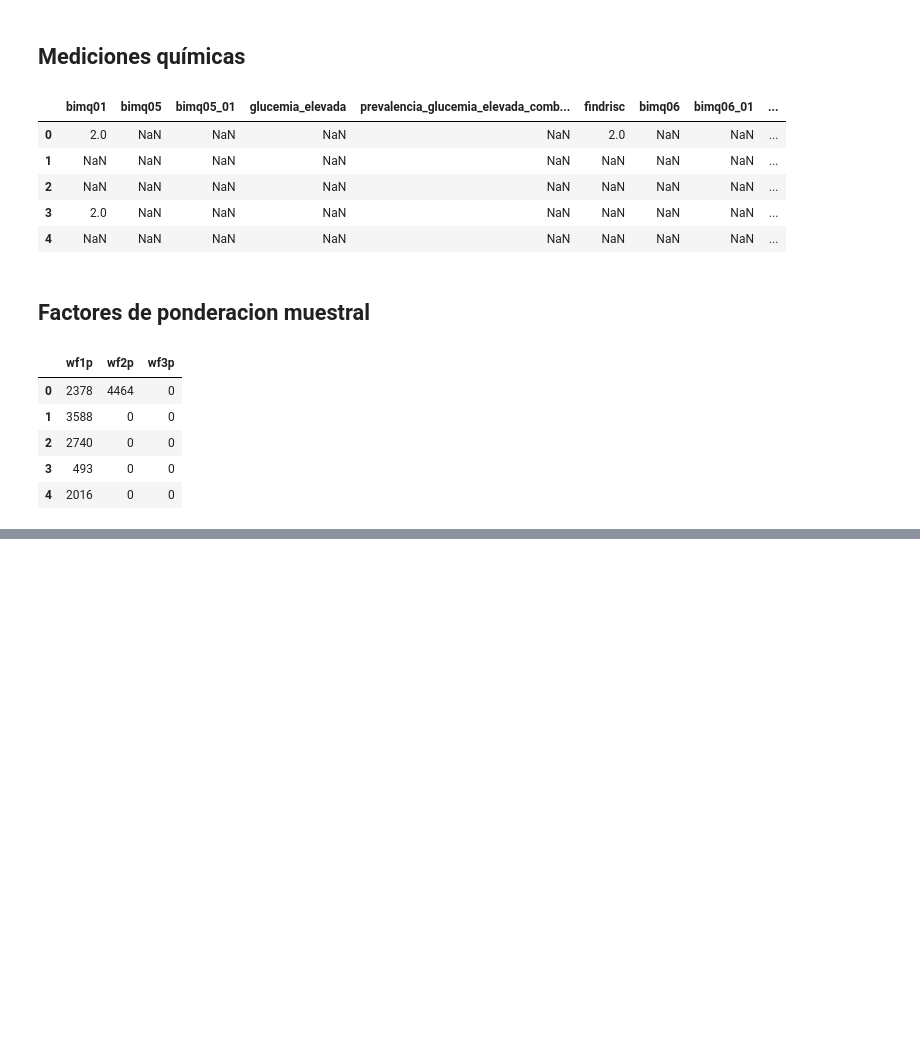
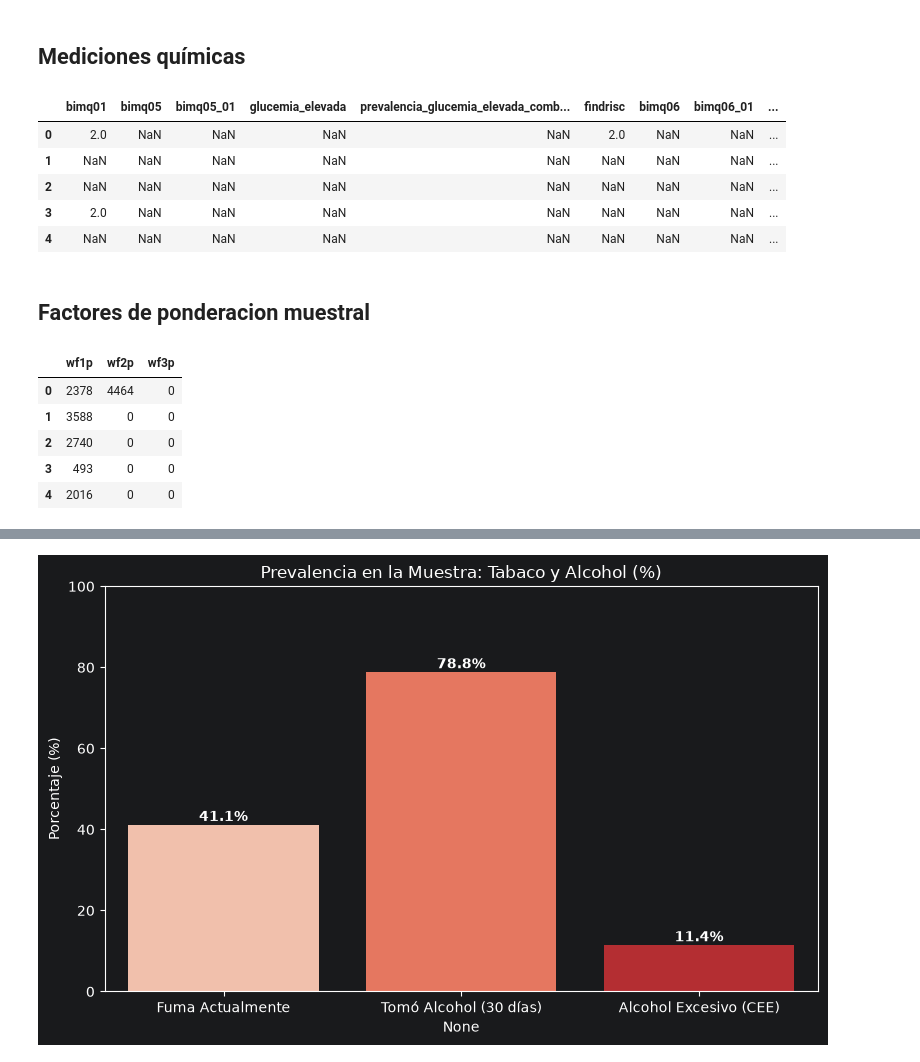
Before and after one commit to fausmurgades/Fundamentos-De-La-Ciencia-De-Datos-TP-Especial, a Jupyter notebook: mate.ipynb, the cells around one changed output, grey strips where cells are left out. Cells and saved outputs as stored; diff of their text form; code cells hidden in the pictures; blank space fills up the shorter version.

```diff
--- a/mate.ipynb
+++ b/mate.ipynb
@@ -516,0 +627,79 @@ raw_data_factores_ponderacion.head(5)
+# %%
+import numpy as np
+import matplotlib.pyplot as plt
+import seaborn as sns
+
+# 1. Creación de variables binarias
+raw_data_tabaco['fuma_actualmente'] = np.where(raw_data_tabaco['consumo_tabaco_100'].isin([1, 2]), 1, 0)
+
+raw_data_alcohol['toma_alcohol'] = np.where(raw_data_alcohol['bica01'] == 1, 1, 0)
+raw_data_alcohol.loc[raw_data_alcohol['bica01'] == 99, 'toma_alcohol'] = np.nan
+
+raw_data_alcohol['alcohol_excesivo'] = np.where(raw_data_alcohol['consumo_episodico_excesivo'] == 1, 1, 0)
+raw_data_alcohol.loc[raw_data_alcohol['consumo_episodico_excesivo'].isna(), 'alcohol_excesivo'] = np.nan
+
+# 2. CORRECCIÓN: Unir ambos datasets por su Índice en lugar de la columna 'id'
+df_vicios = raw_data_tabaco[['fuma_actualmente']].merge(
+    raw_data_alcohol[['toma_alcohol', 'alcohol_excesivo']],
+    left_index=True,
+    right_index=True
+).dropna()
+
+# 3. Clasificación de perfiles de consumo para el gráfico legible
+condiciones = [
+    (df_vicios['fuma_actualmente'] == 1) & (df_vicios['toma_alcohol'] == 1),
+    (df_vicios['fuma_actualmente'] == 0) & (df_vicios['toma_alcohol'] == 1),
+    (df_vicios['fuma_actualmente'] == 1) & (df_vicios['toma_alcohol'] == 0),
+    (df_vicios['fuma_actualmente'] == 0) & (df_vicios['toma_alcohol'] == 0)
+]
+opciones = ['Ambos (Fuma y Toma)', 'Solo Toma Alcohol', 'Solo Fuma', 'Ninguno']
+# 3. Clasificación de perfiles de consumo para el gráfico legible
+condiciones = [
+    (df_vicios['fuma_actualmente'] == 1) & (df_vicios['toma_alcohol'] == 1),
+    (df_vicios['fuma_actualmente'] == 0) & (df_vicios['toma_alcohol'] == 1),
+    (df_vicios['fuma_actualmente'] == 1) & (df_vicios['toma_alcohol'] == 0),
+    (df_vicios['fuma_actualmente'] == 0) & (df_vicios['toma_alcohol'] == 0)
+]
+opciones = ['Ambos (Fuma y Toma)', 'Solo Toma Alcohol', 'Solo Fuma', 'Ninguno']
+
+# CORRECCIÓN: Agregar default='Desconocido' para que todos los datos sean tipo string
+df_vicios['perfil_consumo'] = np.select(condiciones, opciones, default='Desconocido')
+
+# 4. Gráfico 1: Prevalencia General
+plt.figure(figsize=(8, 5))
+prevalencias = df_vicios[['fuma_actualmente', 'toma_alcohol', 'alcohol_excesivo']].mean() * 100
+sns.barplot(x=prevalencias.index, y=prevalencias.values, palette='Reds')
+plt.title('Prevalencia en la Muestra: Tabaco y Alcohol (%)')
+plt.ylabel('Porcentaje (%)')
+plt.xticks(ticks=[0, 1, 2], labels=['Fuma Actualmente', 'Tomó Alcohol (30 días)', 'Alcohol Excesivo (CEE)'])
+plt.ylim(0, 100)
+for i, v in enumerate(prevalencias):
+    plt.text(i, v + 1, f"{v:.1f}%", ha='center', fontweight='bold')
+plt.tight_layout()
+plt.show()
+
+# 5. Gráfico 2: Correlación Lineal
+plt.figure(figsize=(6, 5))
+corr_matrix = df_vicios[['fuma_actualmente', 'toma_alcohol', 'alcohol_excesivo']].corr()
+sns.heatmap(corr_matrix, annot=True, cmap='coolwarm', fmt=".2f", vmin=-1, vmax=1)
+plt.title('Correlación entre Tabaco y Alcohol')
+plt.xticks(ticks=[0.5, 1.5, 2.5], labels=['Fuma', 'Alcohol (30d)', 'CEE'], rotation=0)
+plt.yticks(ticks=[0.5, 1.5, 2.5], labels=['Fuma', 'Alcohol (30d)', 'CEE'], rotation=0)
+plt.tight_layout()
+plt.show()
+
+# 6. Gráfico 3: Intersección de Perfiles (Quién fuma y quién toma)
+plt.figure(figsize=(9, 6))
+perfiles = df_vicios['perfil_consumo'].value_counts(normalize=True) * 100
+orden = ['Ninguno', 'Solo Fuma', 'Solo Toma Alcohol', 'Ambos (Fuma y Toma)']
+perfiles = perfiles.reindex(orden)
+
+sns.barplot(x=perfiles.index, y=perfiles.values, palette='magma')
+plt.title('Perfil de Consumo: Intersección de Tabaco y Alcohol')
+plt.ylabel('Porcentaje de la Muestra (%)')
+plt.ylim(0, 100)
+for i, v in enumerate(perfiles.values):
+    plt.text(i, v + 1.5, f"{v:.1f}%", ha='center', fontweight='bold', fontsize=11)
+plt.tight_layout()
+plt.show()
+# %% [output]
@@ -516,0 +709 @@ raw_data_factores_ponderacion.head(5)
+[figure, added]
```
Also changed, not shown: parts of 12 cells of this notebook, 1 other file.
